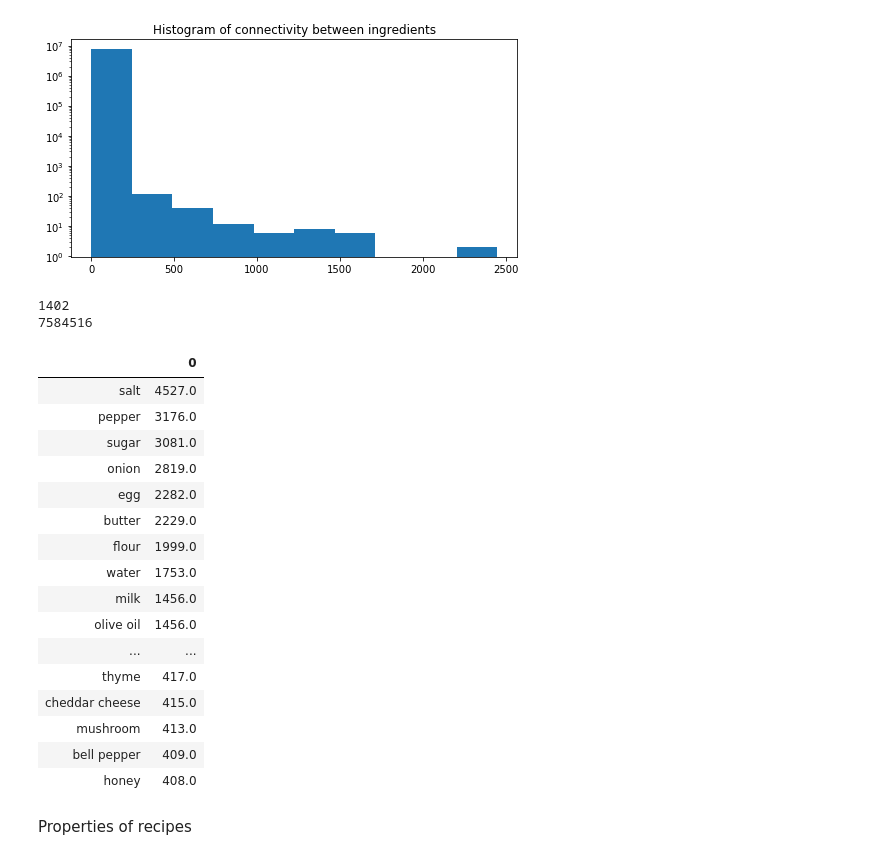
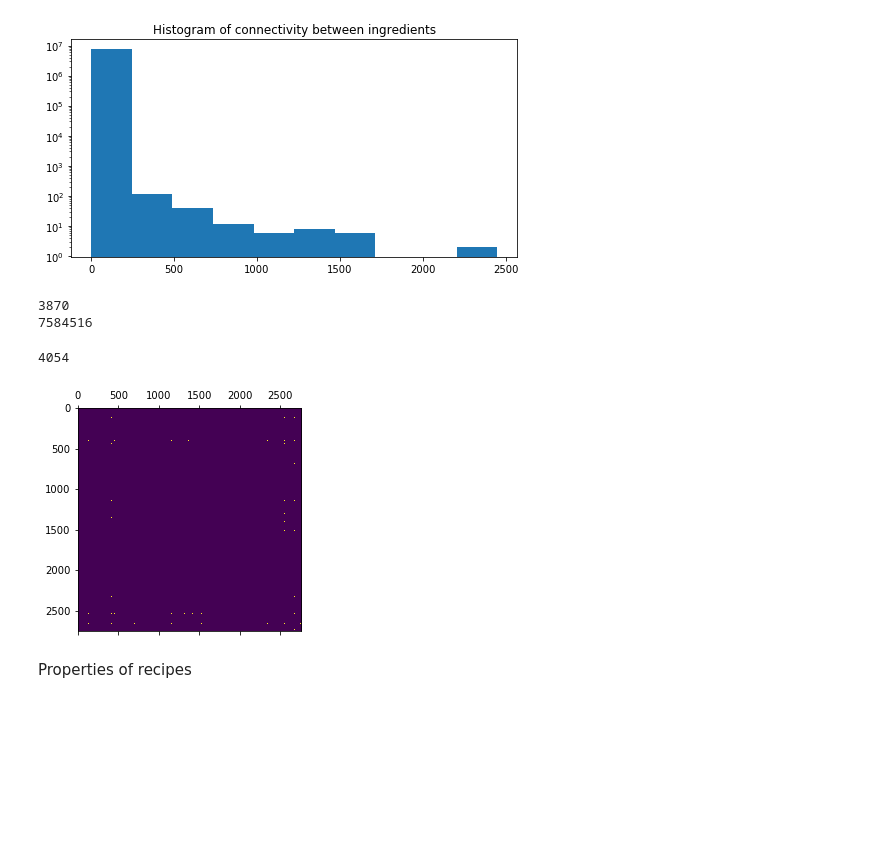
Before and after one commit to Juliencou/Recipes, a Jupyter notebook: assignments/example_to_start_recipes.ipynb, the cells around one changed output. Saved outputs shown, nothing was run; the diff lists cells and outputs as text; code cells hidden in the pictures; blank space fills up the shorter version.

Commit message:
Update example_to_start_recipes.ipynb
Graph created

```diff
--- a/assignments/example_to_start_recipes.ipynb
+++ b/assignments/example_to_start_recipes.ipynb
@@ -117,32 +112,24 @@ plt.hist(distanceingredients.flatten(), log=True);
 2448.0
 [figure]
 # %%
-Threshold=50
+Threshold=20
 print(sum(sum(distanceingredients>Threshold)))
 print(sum(sum(distanceingredients>=0)))
 # %% [output]
-1402
+3870
 7584516
-# %%
-Sortedingredients[Sortedingredients[0] > 1][:30]
-# %% [output]
-|  | 0 |
-| salt | 4527.0 |
-| pepper | 3176.0 |
-| sugar | 3081.0 |
-| onion | 2819.0 |
-| egg | 2282.0 |
-| butter | 2229.0 |
-| flour | 1999.0 |
-| water | 1753.0 |
-| milk | 1456.0 |
-| olive oil | 1456.0 |
-| ... | ... |
-| thyme | 417.0 |
-| cheddar cheese | 415.0 |
-| mushroom | 413.0 |
-| bell pepper | 409.0 |
-| honey | 408.0 |
+# %%
+def make_A_feature(distance, threshold, lower_threshold=0):
+    A_feature = ((threshold <= distance)).astype(int)
+    np.fill_diagonal(A_feature, 0)
+    return A_feature
+A_feature = make_A_feature(distanceingredients, Threshold)
+# %%
+plt.matshow(A_feature)
+print(sum(sum(A_feature)))
+# %% [output]
+4054
+[figure, added]
 # %% [markdown]
 Properties of recipes
 # %%
```
Also changed, not shown: parts of 2 cells of this notebook.
